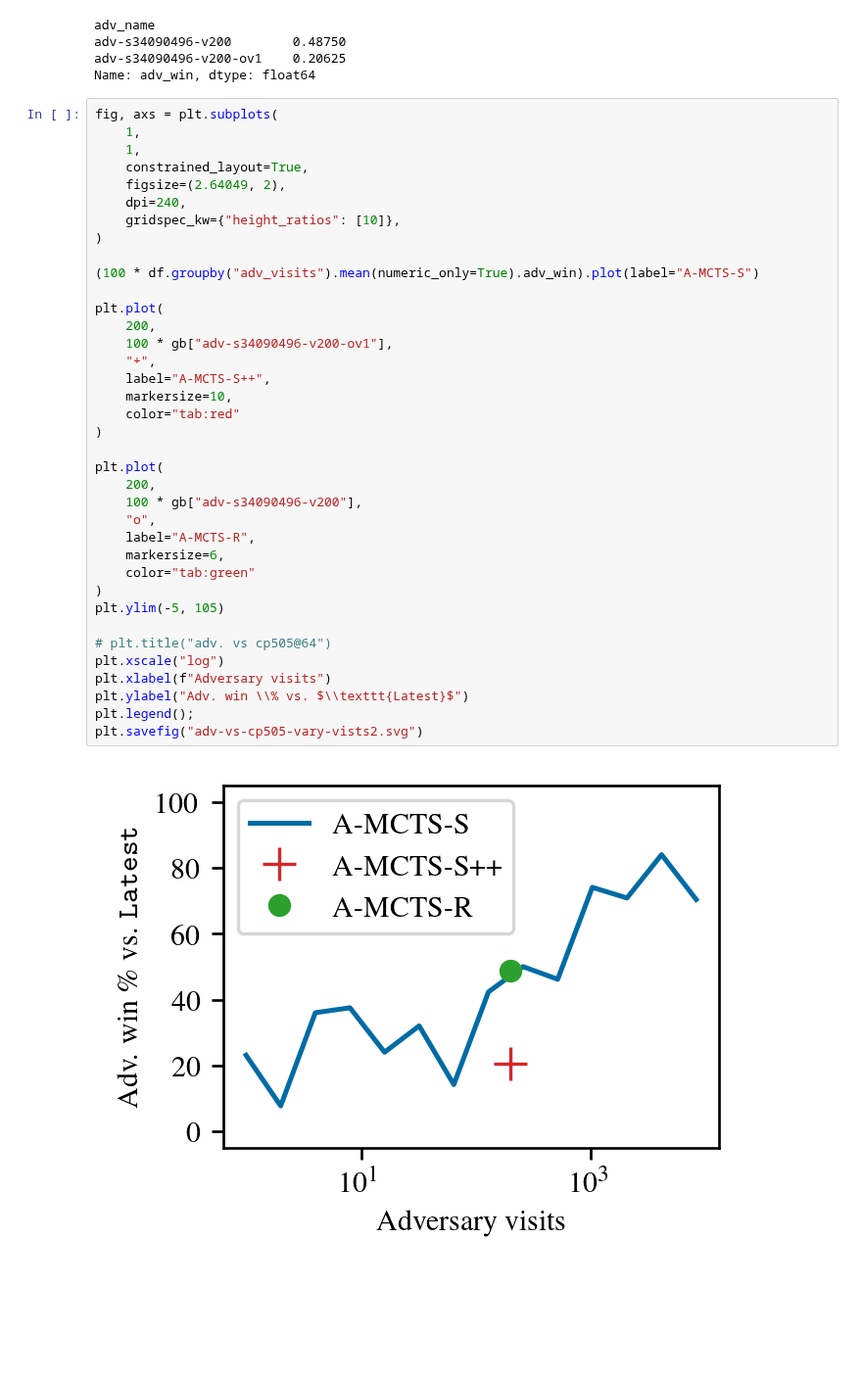
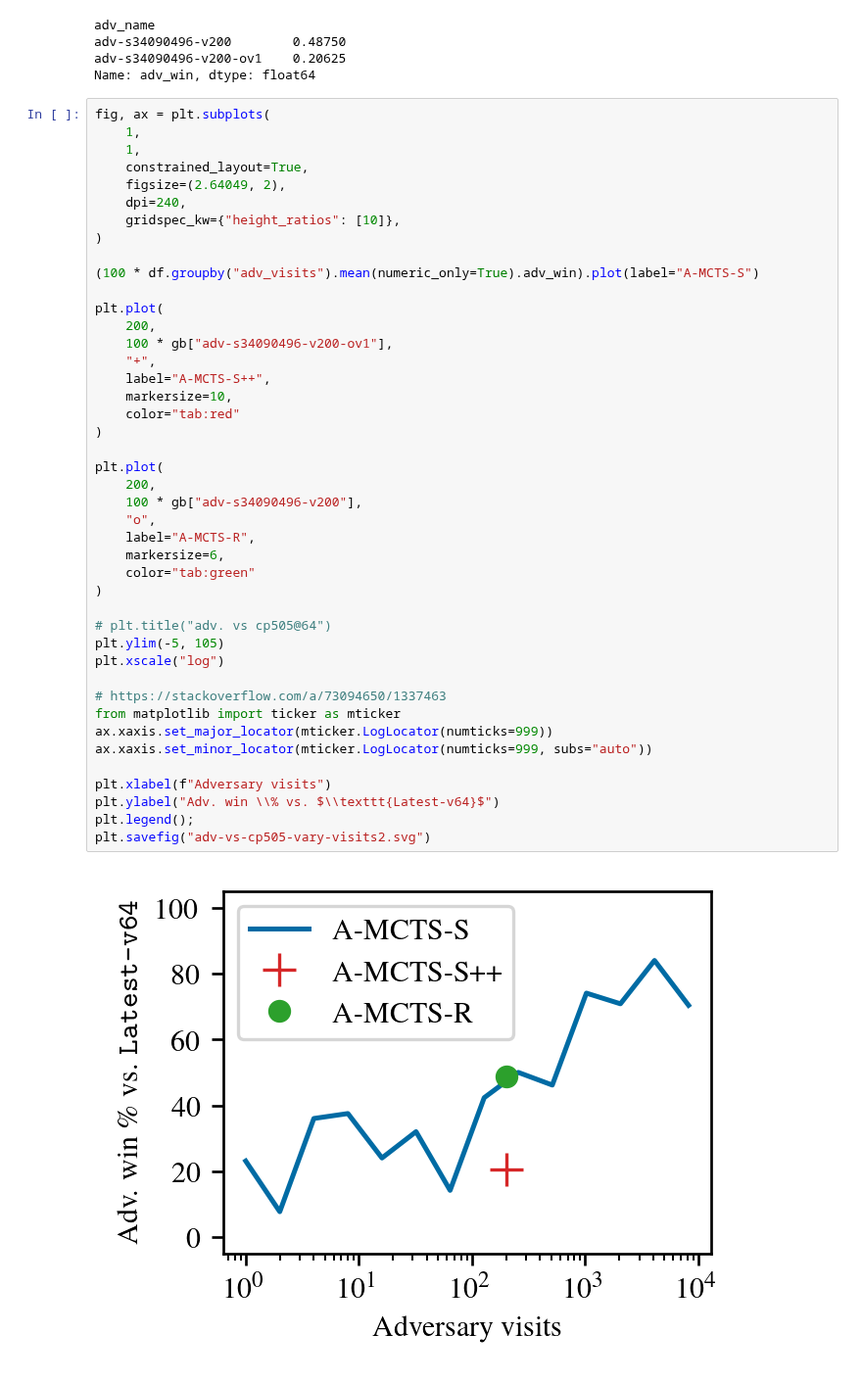
Before and after one commit to AlignmentResearch/go_attack, a Jupyter notebook: notebooks/iclr2022/plots.ipynb, the cells around one changed output. Shown at 98% size. Saved outputs shown, nothing was run; the diff lists cells and outputs as text; blank space fills up the shorter version.

Commit message:
Update plots

```diff
--- a/notebooks/iclr2022/plots.ipynb
+++ b/notebooks/iclr2022/plots.ipynb
@@ -439,41 +439,47 @@ adv-s34090496-v200        0.48750
 adv-s34090496-v200-ov1    0.20625
 Name: adv_win, dtype: float64
 # %%
-fig, axs = plt.subplots(
+fig, ax = plt.subplots(
     1,
     1,
     constrained_layout=True,
     figsize=(2.64049, 2),
     dpi=240,
     gridspec_kw={"height_ratios": [10]},
 )
 
 (100 * df.groupby("adv_visits").mean(numeric_only=True).adv_win).plot(label="A-MCTS-S")
 
 plt.plot(
     200,
     100 * gb["adv-s34090496-v200-ov1"],
     "+",
     label="A-MCTS-S++",
     markersize=10,
     color="tab:red"
 )
 
 plt.plot(
     200,
     100 * gb["adv-s34090496-v200"],
     "o",
     label="A-MCTS-R",
     markersize=6,
     color="tab:green"
 )
-plt.ylim(-5, 105)
 
 # plt.title("adv. vs cp505@64")
+plt.ylim(-5, 105)
 plt.xscale("log")
+
+# https://stackoverflow.com/a/73094650/1337463
+from matplotlib import ticker as mticker
+ax.xaxis.set_major_locator(mticker.LogLocator(numticks=999))
+ax.xaxis.set_minor_locator(mticker.LogLocator(numticks=999, subs="auto"))
+
 plt.xlabel(f"Adversary visits")
-plt.ylabel("Adv. win \\% vs. $\\texttt{Latest}$")
+plt.ylabel("Adv. win \\% vs. $\\texttt{Latest-v64}$")
 plt.legend();
-plt.savefig("adv-vs-cp505-vary-vists2.svg")
+plt.savefig("adv-vs-cp505-vary-visits2.svg")
 # %% [output]
-[figure, old version]
+[figure, new version]
```
Also changed, not shown: parts of 1 cell of this notebook.
